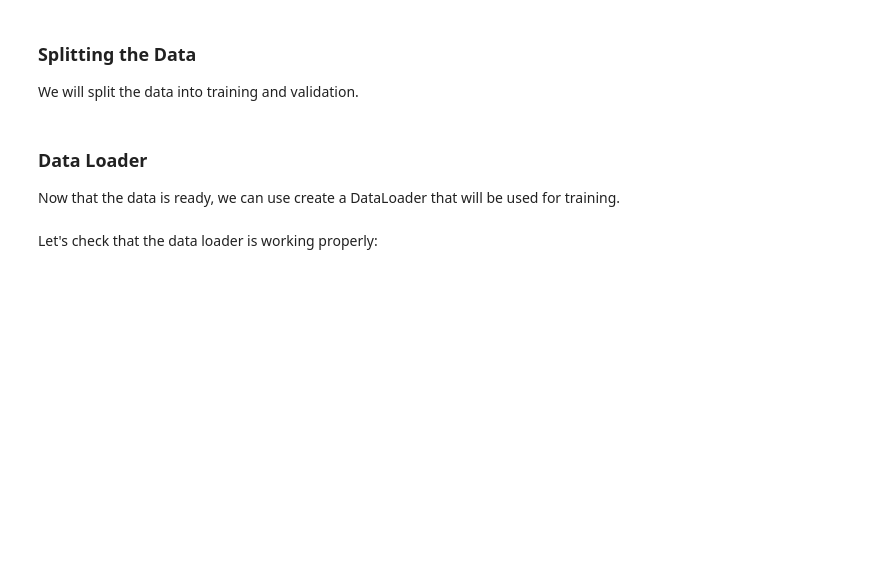
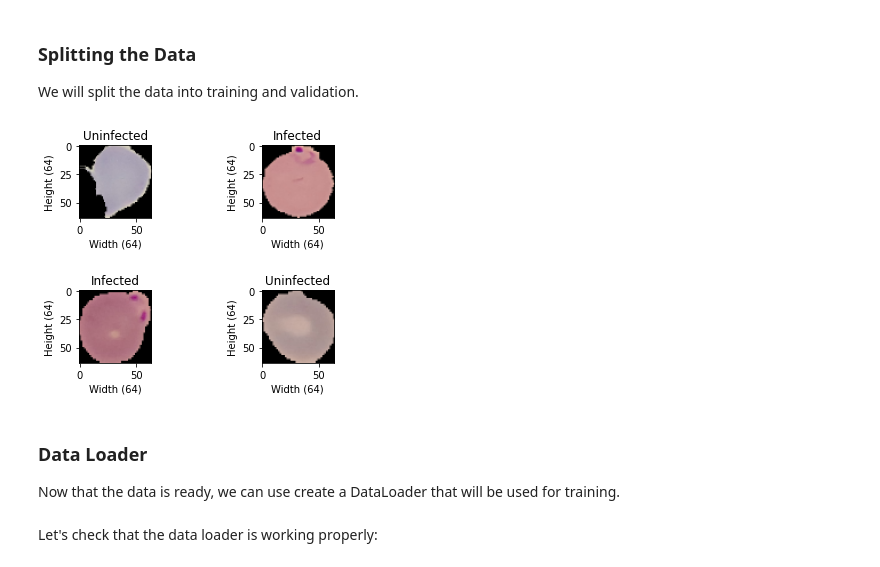
Before and after one commit to michaeljsXu/APS360_Malaria_Detection, a Jupyter notebook: src/malaria.ipynb, the cells around one changed output. Drawn from its saved outputs; the diff is of its cells as text; code cells hidden in the pictures; blank space fills up the shorter version.

```diff
--- a/src/malaria.ipynb
+++ b/src/malaria.ipynb
@@ -166,3 +170,7 @@ df_val = df.iloc[int(len(df) * 0.8):]
+# %%
+show_samples(df_trn[:4])
+# %% [output]
+[figure, added]
 # %% [markdown]
 ### Data Loader
 
```
Also changed, not shown: parts of 8 cells of this notebook, 1 other file.
